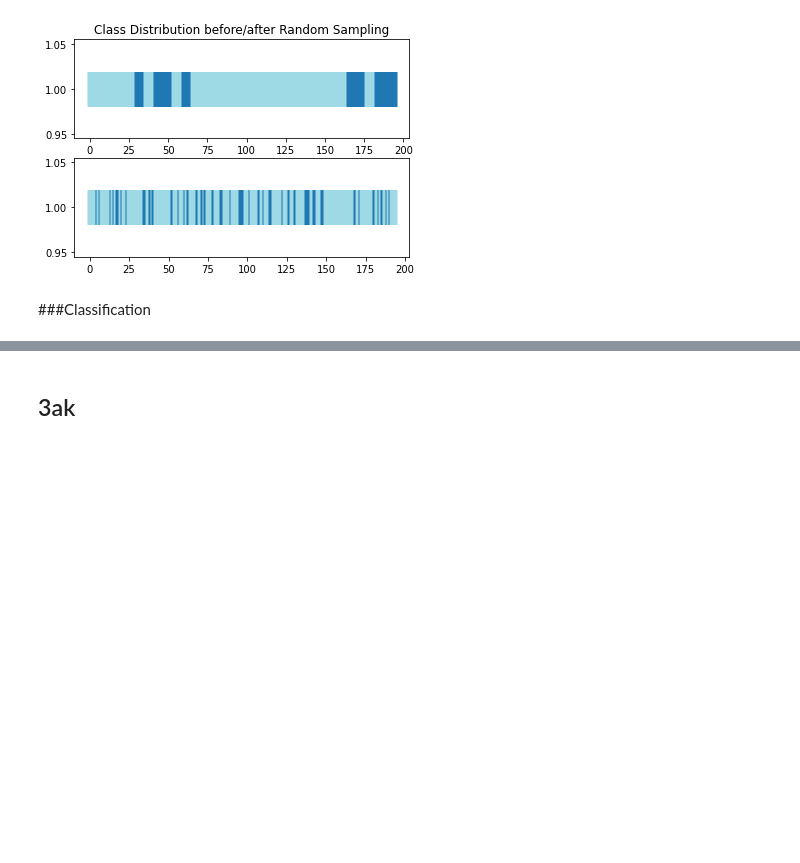
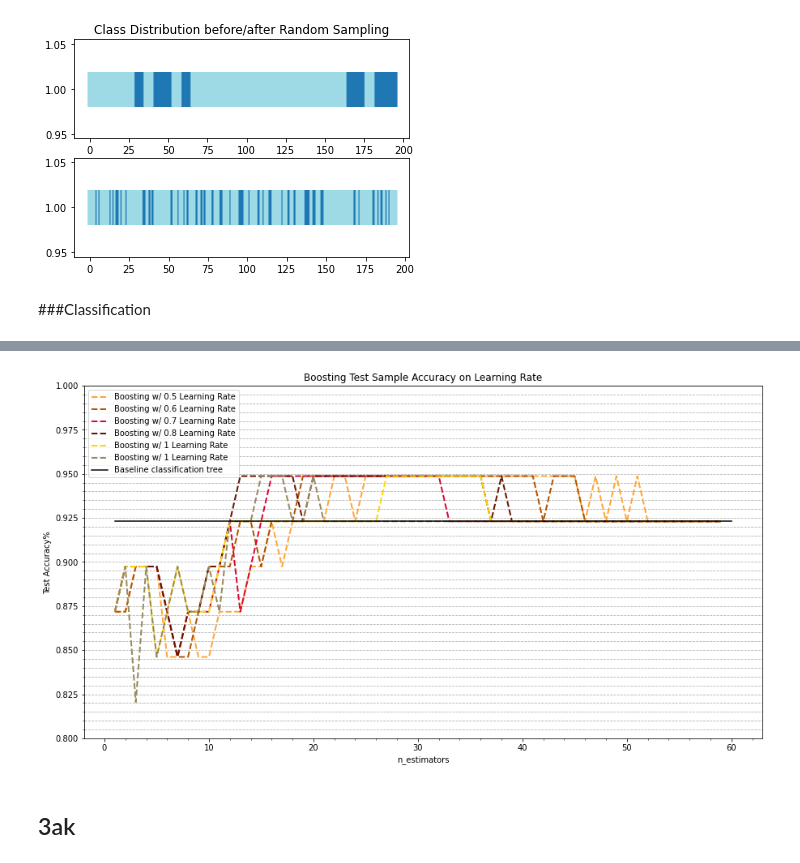
Before and after one commit to he16946/Assignment2020, a Jupyter notebook: Assignment2020.ipynb, the cells around one changed output, grey strips where cells are left out. Drawn from its saved outputs; the diff is of its cells as text; code cells hidden in the pictures; blank space fills up the shorter version.

Commit message:
parameters + learning rate

```diff
--- a/Assignment2020.ipynb
+++ b/Assignment2020.ipynb
@@ -345,3 +315,83 @@ Accuracy: 0.919 (+/- 0.094) [Gradient Boost]
+# %%
+clf=DecisionTreeClassifier(max_features=None)
+clf=clf.fit(x_train,y_train)
+train_error=y_train==clf.predict(x_train)
+test_error=y_test==clf.predict(x_test)
+
+max_n_ests=60
+
+results=pd.DataFrame([],columns=list(['type','l_r','n_est', \
+    'train_acc','test_acc']))
+
+# Train boosting ensemble on iterations of n_estimators=i
+# and learning rate 0.5-1
+
+for i in np.arange(1, max_n_ests):
+  for j in [0.5,0.6,0.7,0.8,0.9,1]:
+    bstlfy=AdaBoostClassifier(n_estimators=i, learning_rate = j)
+    bstlfy=bstlfy.fit(x_train, y_train)
+    bst_tr_err=y_train==bstlfy.predict(x_train)
+    bst_tst_err=y_test==bstlfy.predict(x_test)
+    run_rslt=pd.DataFrame([['bst',j,i,sum(bst_tr_err)/len(bst_tr_err),
+          sum(bst_tst_err)/len(bst_tst_err)]],
+    columns=list(['type','l_r','n_est','train_acc','test_acc']))
+    results=results.append(run_rslt)
+
+# Plot Boosting accuracy results on test data
+# 0.5 Learning Rate
+plt.figure(figsize=[15,8])
+
+plt.plot(results.loc[((results.type=='bst')&(results.l_r==0.5)), \
+    ['n_est']],results.loc[((results.type=='bst')&(results.l_r==0.5)), \
+    ['test_acc']],linestyle='--',linewidth=2,color='#ffa634', \
+    label='Boosting w/ 0.5 Learning Rate')
+
+# 0.6 Learning Rate
+plt.plot(results.loc[((results.type=='bst')&(results.l_r==0.6)), \
+    ['n_est']],results.loc[((results.type=='bst')&(results.l_r==0.6)), \
+    ['test_acc']],linestyle='--',linewidth=2,color='#b25202', \
+    label='Boosting w/ 0.6 Learning Rate')
+
+# 0.7 Learning Rate
+plt.plot(results.loc[((results.type=='bst')&(results.l_r==0.7)), \
+    ['n_est']],results.loc[((results.type=='bst')&(results.l_r==0.7)), \
+    ['test_acc']],linestyle='--',linewidth=2,color='#da0734', \
+    label='Boosting w/ 0.7 Learning Rate')
+
+# 0.8 Learning Rate
+plt.plot(results.loc[((results.type=='bst')&(results.l_r==0.8)), \
+    ['n_est']],results.loc[((results.type=='bst')&(results.l_r==0.8)), \
+    ['test_acc']],linestyle='--',linewidth=2,color='#661400', \
+    label='Boosting w/ 0.8 Learning Rate')
+
+# 0.9 Learning Rate
+plt.plot(results.loc[((results.type=='bst')&(results.l_r==0.9)), \
+    ['n_est']],results.loc[((results.type=='bst')&(results.l_r==0.9)), \
+    ['test_acc']],linestyle='--',linewidth=2,color='#fed606', \
+    label='Boosting w/ 1 Learning Rate')
+
+# 1 Learning Rate
+plt.plot(results.loc[((results.type=='bst')&(results.l_r==1)), \
+    ['n_est']],results.loc[((results.type=='bst')&(results.l_r==1)), \
+    ['test_acc']],linestyle='--',linewidth=2,color='#98895f', \
+    label='Boosting w/ 1 Learning Rate')
+
+# Plot test accuracy of baseline classification tree
+plt.plot([1,max_n_ests],[clf_test_acc,clf_test_acc],color='k', \
+    label='Baseline classification tree')
+
+plt.legend(fontsize=10)
+plt.title('Boosting Test Sample Accuracy on Learning Rate')
+plt.ylim([0.8,1.0])
+plt.minorticks_on()
+plt.grid(axis= 'y', linestyle='--', which='both')
+plt.ylabel('Test Accuracy%')
+plt.xlabel('n_estimators')
+
+
+plt.show()
+# %% [output]
+[figure, added]
 # %% [markdown]
 ## 3ak
 # %%
```
Also changed, not shown: parts of 18 cells of this notebook.
